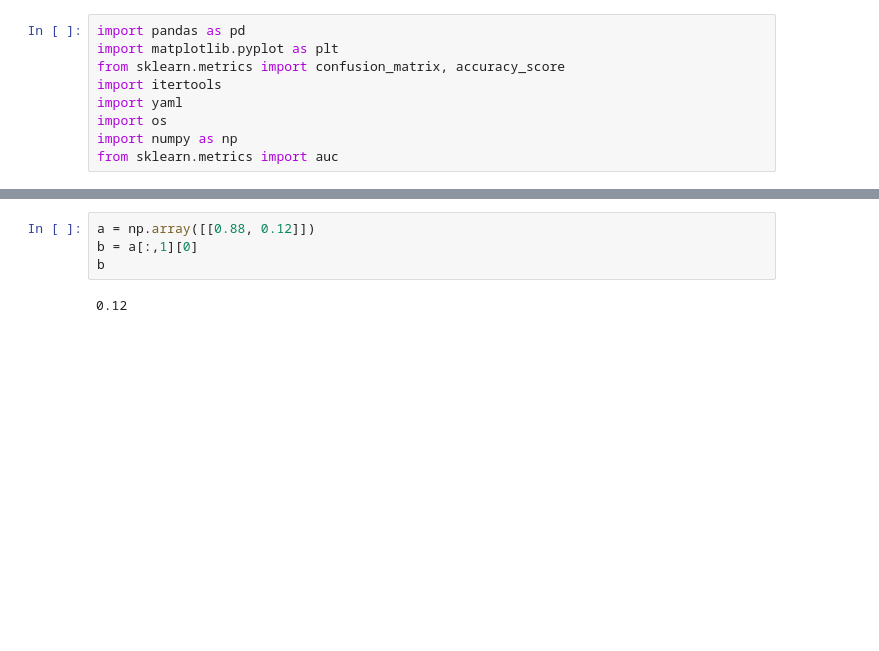
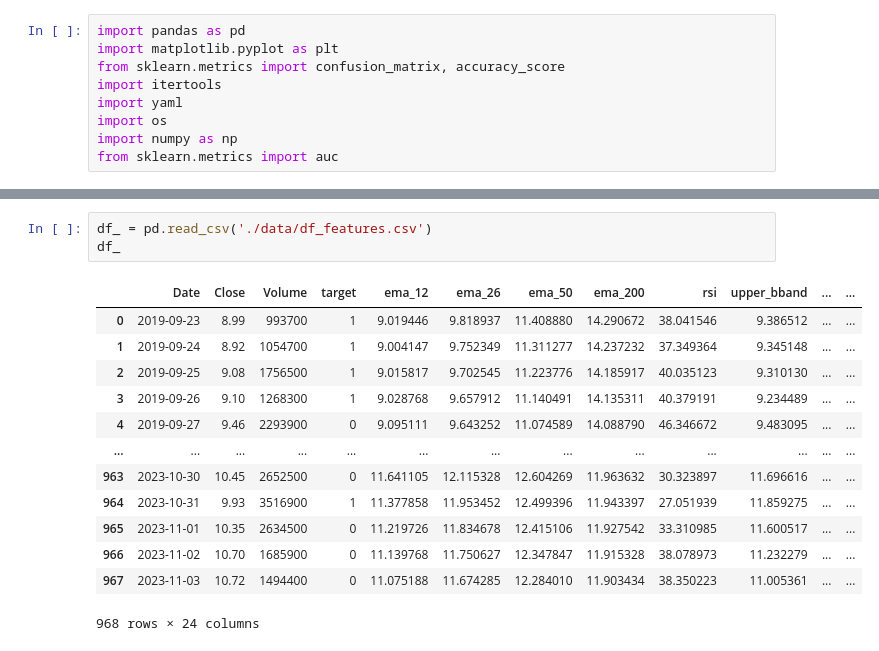
Before and after one commit to SaidJacobo/forex_ml_bot, a Jupyter notebook: see_all_experiments.ipynb, the cells around one changed output, grey strips where cells are left out. Cells and saved outputs as stored; diff of their text form; blank space fills up the shorter version.

```diff
--- a/see_all_experiments.ipynb
+++ b/see_all_experiments.ipynb
@@ -76,6 +88,17 @@ array([0.88])
 # %%
-a = np.array([[0.88, 0.12]])
-b = a[:,1][0]
-b
+df_ = pd.read_csv('./data/df_features.csv')
+df_
 # %% [output]
+|  | Date | Close | Volume | target | ema_12 | ema_26 | ema_50 | ema_200 | rsi | upper_bband | ... | ... |
+| 0 | 2019-09-23 | 8.99 | 993700 | 1 | 9.019446 | 9.818937 | 11.408880 | 14.290672 | 38.041546 | 9.386512 | ... | ... |
+| 1 | 2019-09-24 | 8.92 | 1054700 | 1 | 9.004147 | 9.752349 | 11.311277 | 14.237232 | 37.349364 | 9.345148 | ... | ... |
+| 2 | 2019-09-25 | 9.08 | 1756500 | 1 | 9.015817 | 9.702545 | 11.223776 | 14.185917 | 40.035123 | 9.310130 | ... | ... |
+| 3 | 2019-09-26 | 9.10 | 1268300 | 1 | 9.028768 | 9.657912 | 11.140491 | 14.135311 | 40.379191 | 9.234489 | ... | ... |
+| 4 | 2019-09-27 | 9.46 | 2293900 | 0 | 9.095111 | 9.643252 | 11.074589 | 14.088790 | 46.346672 | 9.483095 | ... | ... |
+| ... | ... | ... | ... | ... | ... | ... | ... | ... | ... | ... | ... | ... |
+| 963 | 2023-10-30 | 10.45 | 2652500 | 0 | 11.641105 | 12.115328 | 12.604269 | 11.963632 | 30.323897 | 11.696616 | ... | ... |
+| 964 | 2023-10-31 | 9.93 | 3516900 | 1 | 11.377858 | 11.953452 | 12.499396 | 11.943397 | 27.051939 | 11.859275 | ... | ... |
+| 965 | 2023-11-01 | 10.35 | 2634500 | 0 | 11.219726 | 11.834678 | 12.415106 | 11.927542 | 33.310985 | 11.600517 | ... | ... |
+| 966 | 2023-11-02 | 10.70 | 1685900 | 0 | 11.139768 | 11.750627 | 12.347847 | 11.915328 | 38.078973 | 11.232279 | ... | ... |
+| 967 | 2023-11-03 | 10.72 | 1494400 | 0 | 11.075188 | 11.674285 | 12.284010 | 11.903434 | 38.350223 | 11.005361 | ... | ... |
-0.12
+968 rows × 24 columns
```
Also changed, not shown: parts of 6 cells of this notebook, 6 other files.
